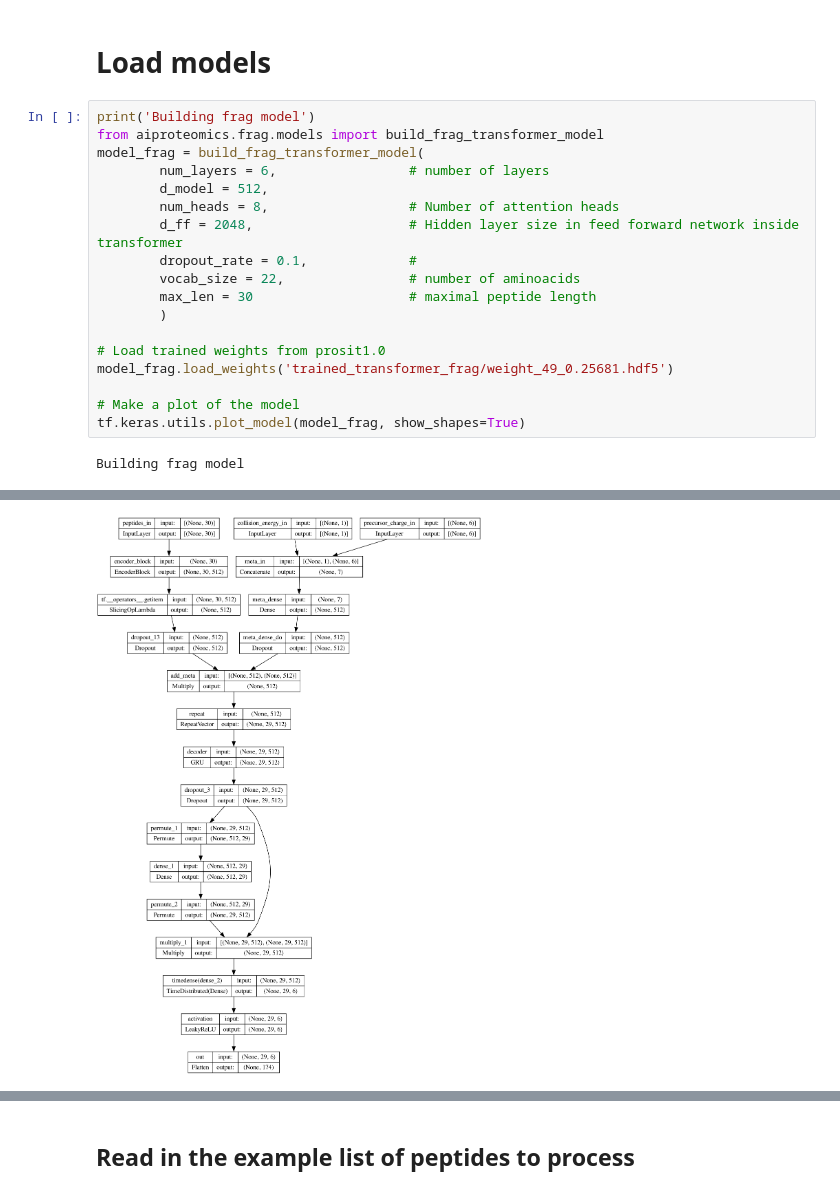
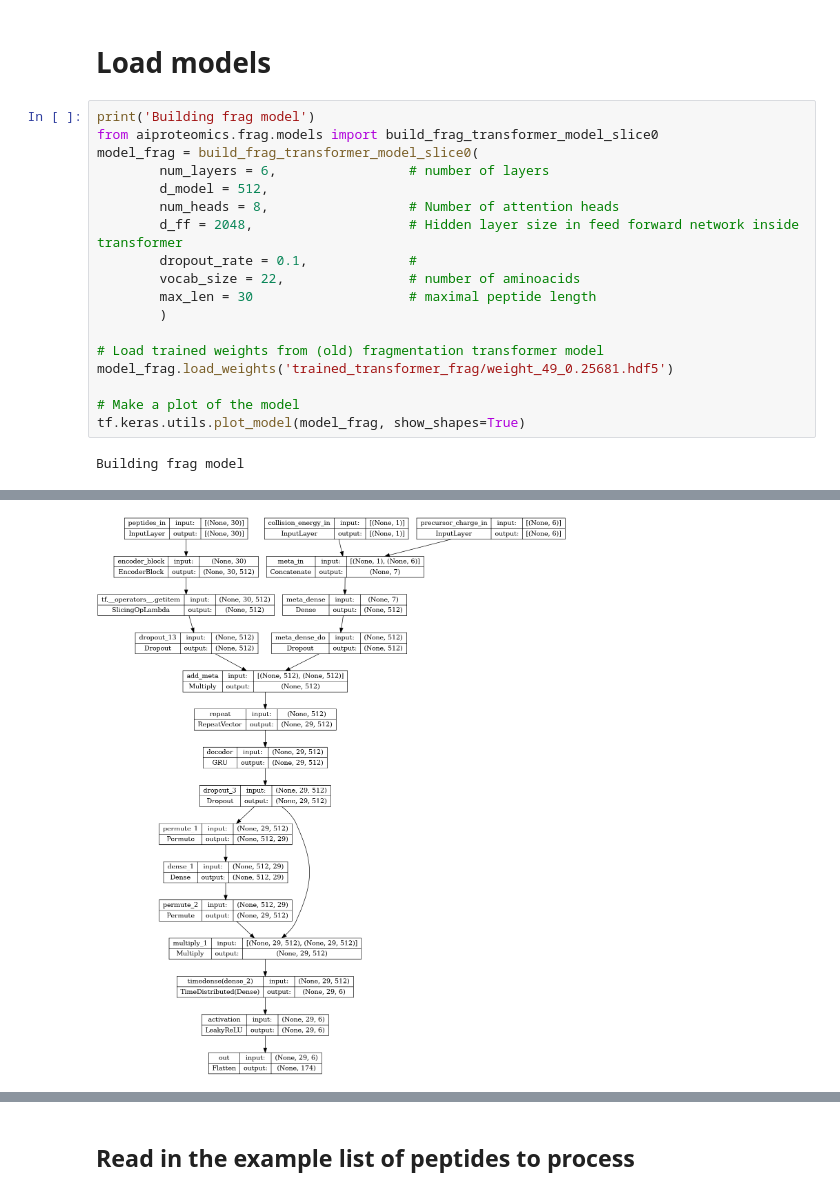
Before and after one commit to aiproteomics/aiproteomics, a Jupyter notebook: demo/demo_e2e.ipynb, the cells around one changed output, grey strips where cells are left out. Drawn from its saved outputs; the diff is of its cells as text.

```diff
--- a/demo/demo_e2e.ipynb
+++ b/demo/demo_e2e.ipynb
@@ -9,8 +15,8 @@ To enable them in other operations, rebuild TensorFlow with the appropriate comp
 # Load models
 # %%
 print('Building frag model')
-from aiproteomics.frag.models import build_frag_transformer_model
-model_frag = build_frag_transformer_model(
+from aiproteomics.frag.models import build_frag_transformer_model_slice0
+model_frag = build_frag_transformer_model_slice0(
         num_layers = 6,                 # number of layers
         d_model = 512,
         num_heads = 8,                  # Number of attention heads
@@ -20,7 +26,7 @@ model_frag = build_frag_transformer_model(
         max_len = 30                    # maximal peptide length
         )
 
-# Load trained weights from prosit1.0
+# Load trained weights from (old) fragmentation transformer model
 model_frag.load_weights('trained_transformer_frag/weight_49_0.25681.hdf5')
 
 # Make a plot of the model
@@ -31,5 +40,5 @@ Building frag model
 To enable them in other operations, rebuild TensorFlow with the appropriate compiler flags.
-[figure, old version]
+[figure, new version]
 # %%
 print('Building iRT model')
 from aiproteomics.rt.models import build_rt_transformer_model
```
Also changed, not shown: parts of 23 cells of this notebook, 3 other files.
